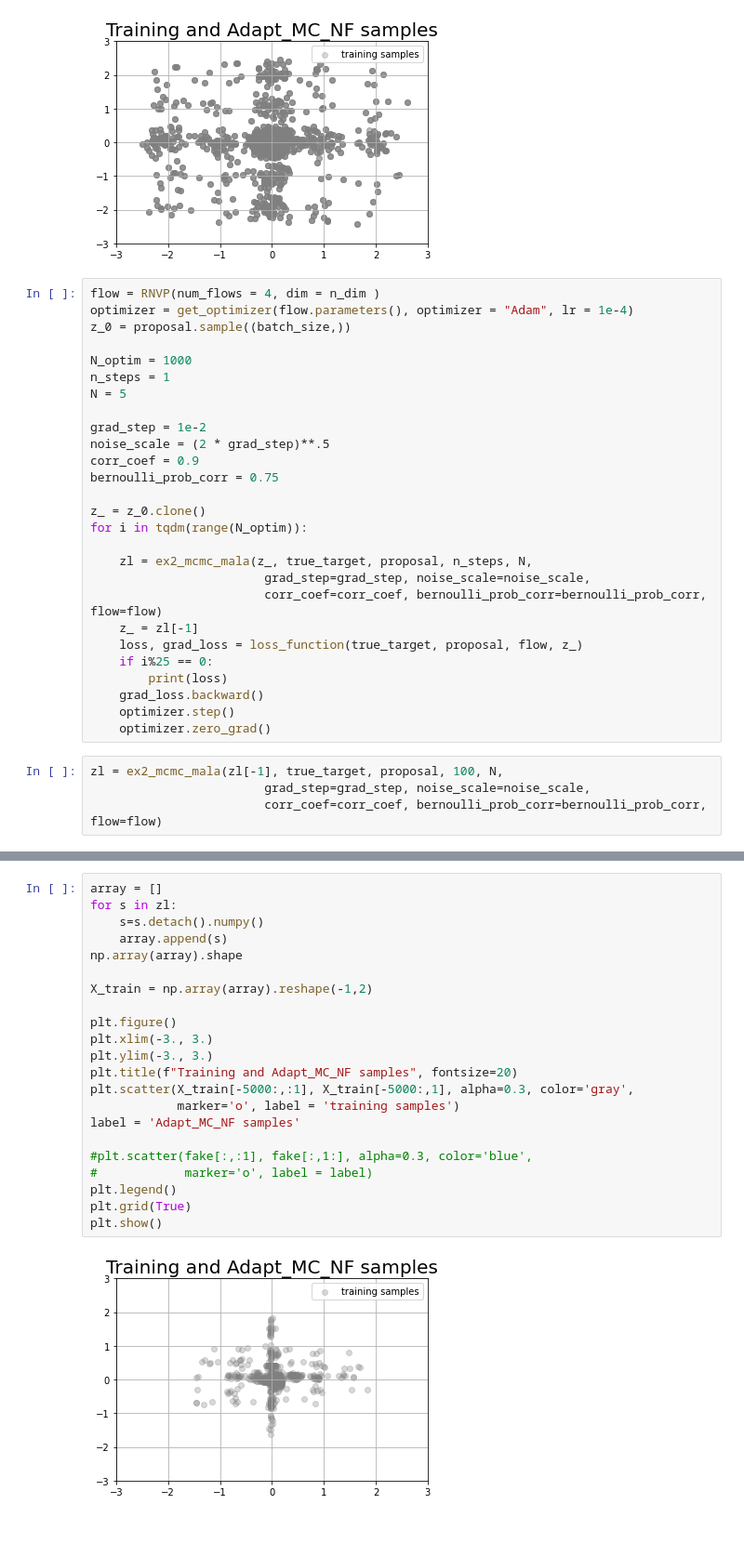
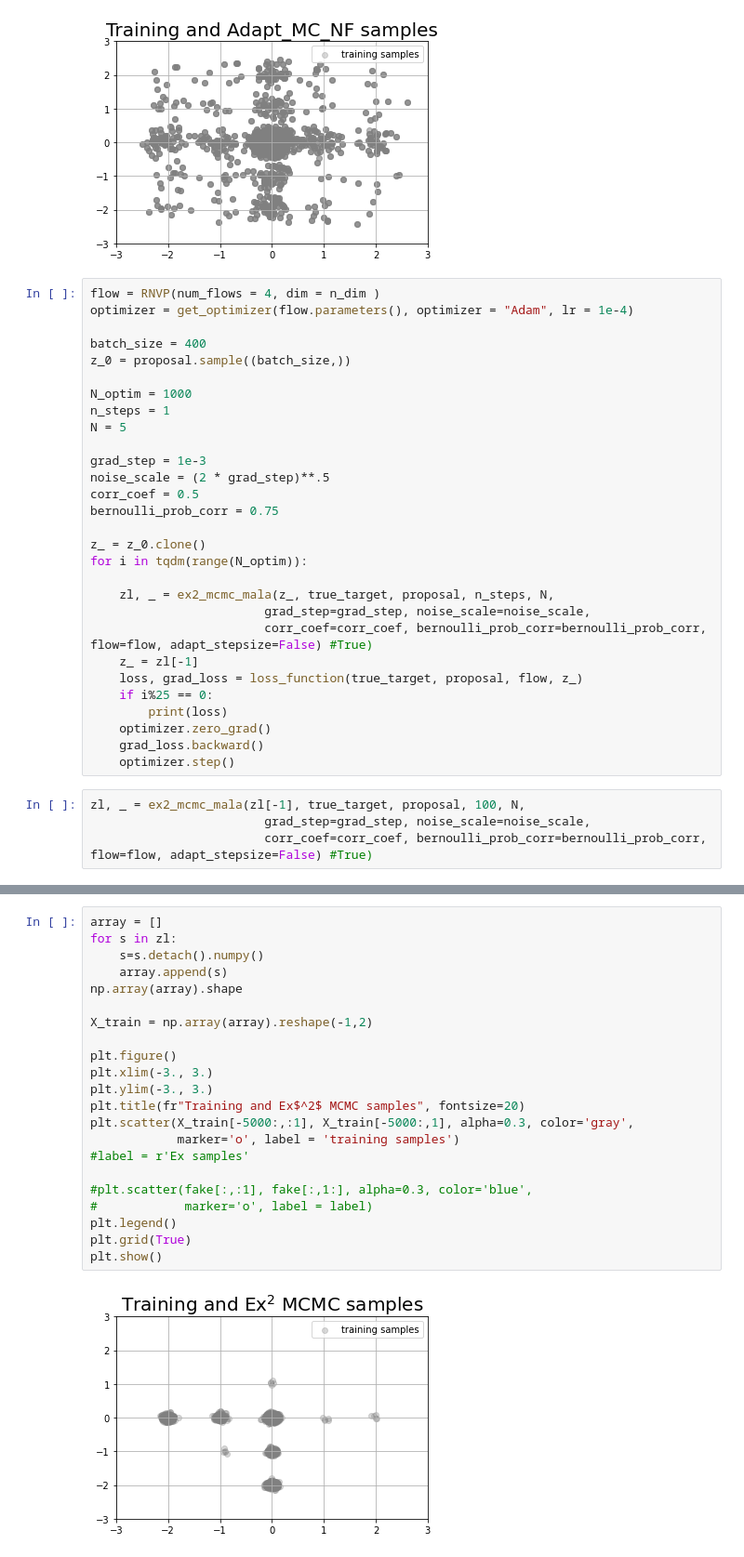
Before and after one commit to premolab/gans_sampling, a Jupyter notebook: notebooks/adaptive_mc.ipynb, the cells around one changed output, grey strips where cells are left out. Shown at 93% size. Drawn from its saved outputs; the diff is of its cells as text; blank space fills up the shorter version.

Commit message:
fixes to ex2 mcmc

```diff
--- a/notebooks/adaptive_mc.ipynb
+++ b/notebooks/adaptive_mc.ipynb
@@ -230,31 +230,33 @@ plt.show()
 # %%
 flow = RNVP(num_flows = 4, dim = n_dim )
 optimizer = get_optimizer(flow.parameters(), optimizer = "Adam", lr = 1e-4)
+
+batch_size = 400
 z_0 = proposal.sample((batch_size,))
 
 N_optim = 1000
 n_steps = 1
 N = 5
 
-grad_step = 1e-2
+grad_step = 1e-3
 noise_scale = (2 * grad_step)**.5
-corr_coef = 0.9
+corr_coef = 0.5
 bernoulli_prob_corr = 0.75
 
 z_ = z_0.clone()
 for i in tqdm(range(N_optim)):
 
-    zl = ex2_mcmc_mala(z_, true_target, proposal, n_steps, N,
+    zl, _ = ex2_mcmc_mala(z_, true_target, proposal, n_steps, N,
                         grad_step=grad_step, noise_scale=noise_scale,
-                        corr_coef=corr_coef, bernoulli_prob_corr=bernoulli_prob_corr, flow=flow)
+                        corr_coef=corr_coef, bernoulli_prob_corr=bernoulli_prob_corr, flow=flow, adapt_stepsize=False) #True)
     z_ = zl[-1]
     loss, grad_loss = loss_function(true_target, proposal, flow, z_)
     if i%25 == 0:
         print(loss)
+    optimizer.zero_grad()
     grad_loss.backward()
     optimizer.step()
-    optimizer.zero_grad()
 # %%
-zl = ex2_mcmc_mala(zl[-1], true_target, proposal, 100, N,
+zl, _ = ex2_mcmc_mala(zl[-1], true_target, proposal, 100, N,
                         grad_step=grad_step, noise_scale=noise_scale,
-                        corr_coef=corr_coef, bernoulli_prob_corr=bernoulli_prob_corr, flow=flow)
+                        corr_coef=corr_coef, bernoulli_prob_corr=bernoulli_prob_corr, flow=flow, adapt_stepsize=False) #True)
@@ -261,24 +269,24 @@ zl = ex2_mcmc_mala(zl[-1], true_target, proposal, 100, N,
 # %%
 array = []
 for s in zl:
     s=s.detach().numpy()
     array.append(s)
 np.array(array).shape
 
 X_train = np.array(array).reshape(-1,2)
 
 plt.figure()
 plt.xlim(-3., 3.)
 plt.ylim(-3., 3.)
-plt.title(f"Training and Adapt_MC_NF samples", fontsize=20)
+plt.title(fr"Training and Ex$^2$ MCMC samples", fontsize=20)
 plt.scatter(X_train[-5000:,:1], X_train[-5000:,1], alpha=0.3, color='gray',
             marker='o', label = 'training samples')
-label = 'Adapt_MC_NF samples'
+#label = r'Ex samples'
 
 #plt.scatter(fake[:,:1], fake[:,1:], alpha=0.3, color='blue',
 #            marker='o', label = label)
 plt.legend()
 plt.grid(True)
 plt.show()
 # %% [output]
-[figure, old version]
+[figure, new version]
```
Also changed, not shown: parts of 1 cell of this notebook, 4 other files.
